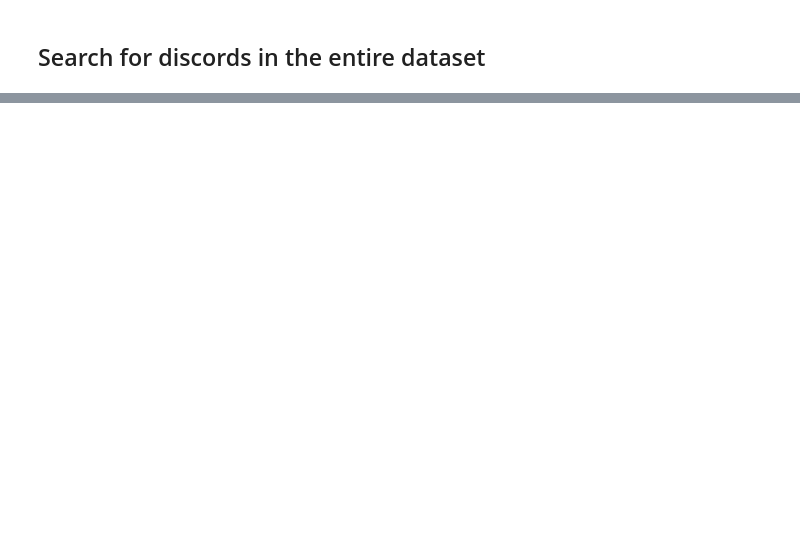
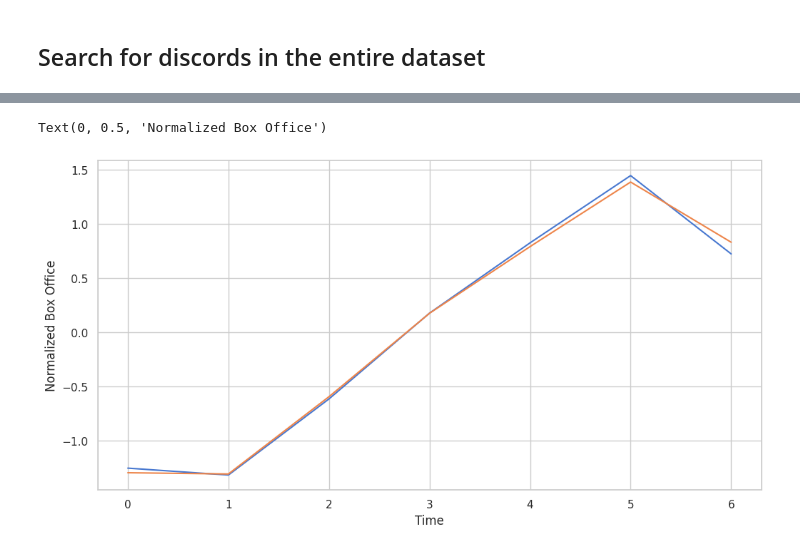
Before and after one commit to g-fabiani4-unipi/dm2_project, a Jupyter notebook: src/time_series/motifs_discords.ipynb, the cells around one changed output, grey strips where cells are left out. Saved outputs shown, nothing was run; the diff lists cells and outputs as text; code cells hidden in the pictures; blank space fills up the shorter version.

```diff
--- a/src/time_series/motifs_discords.ipynb
+++ b/src/time_series/motifs_discords.ipynb
@@ -159,0 +232,12 @@ train.loc[[idx for idx, _ in ts_with_discords]].iloc[:,:13].sort_values('numVote
+# %%
+mad_max_z_norm_motif = core.z_norm(mad_max.loc[mad_max_motif_index:mad_max_motif_index+m].values)
+twelve_years_z_norm_motif = core.z_norm(twelve_years.loc[twelve_years_motif_index:twelve_years_motif_index+m].values)
+# %%
+plt.plot(mad_max_z_norm_motif, label='Mad Max: Fury Road')
+plt.plot(twelve_years_z_norm_motif, label='Twelve Years a Slave')
+
+plt.xlabel('Time')
+plt.ylabel('Normalized Box Office')
+# %% [output]
+Text(0, 0.5, 'Normalized Box Office')
+[figure, added]
```
Also changed, not shown: parts of 19 cells of this notebook.
